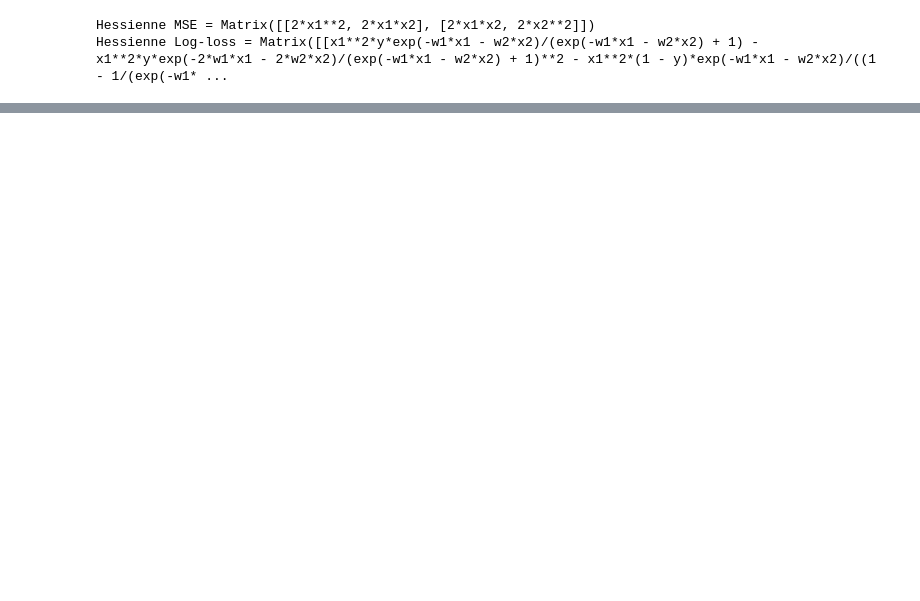
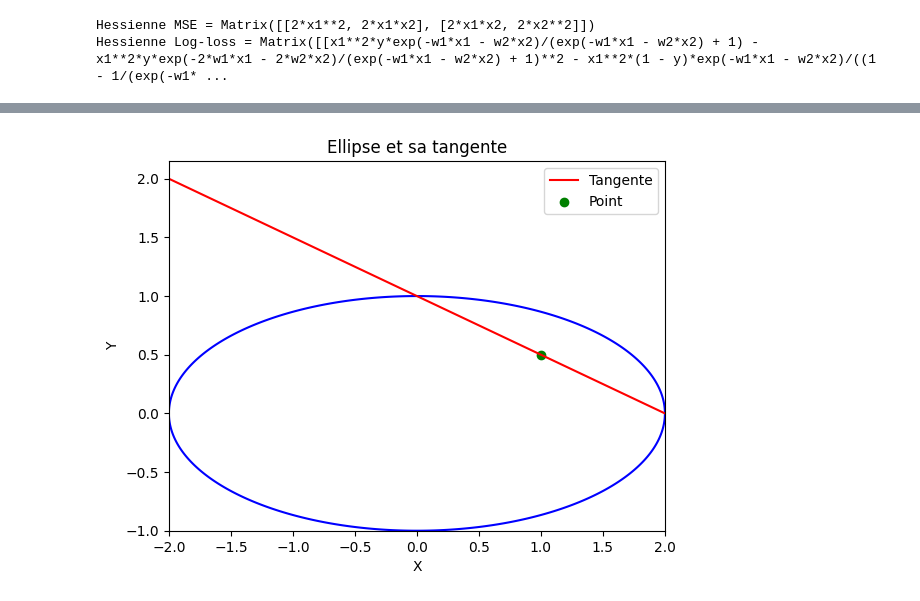
Before and after one commit to TpOptimisation/calcul_symbolique, a Jupyter notebook: src/entropie-croisée-catégorielle.ipynb, the cells around one changed output, grey strips where cells are left out. Drawn from its saved outputs; the diff is of its cells as text; code cells hidden in the pictures; blank space fills up the shorter version.

```diff
--- a/src/entropie-croisée-catégorielle.ipynb
+++ b/src/entropie-croisée-catégorielle.ipynb
@@ -201,0 +89,20 @@ plt.show()
+# %%
+x_vals = np.linspace(-2, 2, 400)
+y_vals = np.linspace(-1, 1, 400)
+X_grid, Y_grid = np.meshgrid(x_vals, y_vals)
+Z = X_grid**2/a**2 + Y_grid**2/b**2 - 1
+
+plt.contour(X_grid, Y_grid, Z, levels=[0], colors='blue')  # ellipse
+# Tangente : y = -(grad[0]/grad[1])*(x - x0) + y0
+grad_x = 2*x0_val/a**2
+grad_y = 2*y0_val/b**2
+y_tangent = -(grad_x/grad_y)*(x_vals - x0_val) + y0_val
+plt.plot(x_vals, y_tangent, 'r', label='Tangente')
+plt.scatter([x0_val], [y0_val], color='green', label='Point')
+plt.xlabel('X')
+plt.ylabel('Y')
+plt.title('Ellipse et sa tangente')
+plt.legend()
+plt.show()
+# %% [output]
+[figure, added]
```
Also changed, not shown: parts of 11 cells of this notebook.
